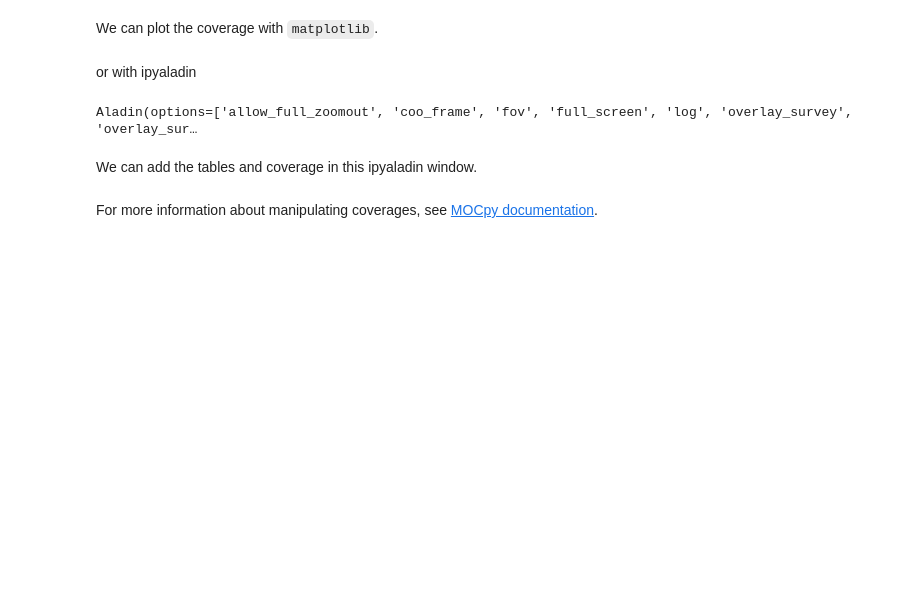
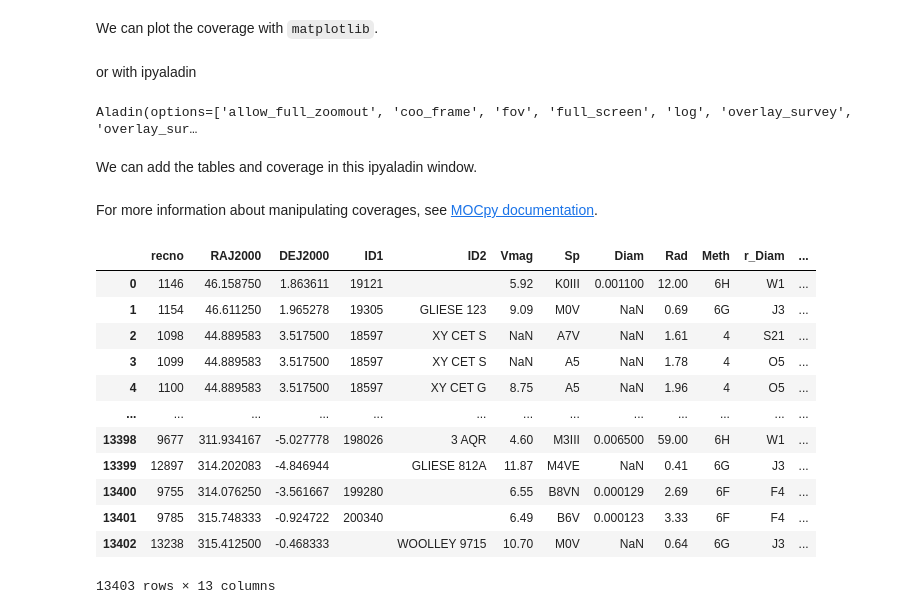
Before and after one commit to max-widmaier/Stellar-Nuclear-Research, a Jupyter notebook: vizier_ii224.ipynb, the cells around one changed output. Cells and saved outputs as stored; diff of their text form; code cells hidden in the pictures; blank space fills up the shorter version.

```diff
--- a/vizier_ii224.ipynb
+++ b/vizier_ii224.ipynb
@@ -199,3 +201,22 @@ aladin.add_moc_from_URL(
 )
 # %% [markdown]
 For more information about manipulating coverages, see [MOCpy documentation](https://cds-astro.github.io/mocpy/).
+# %%
+# Remove any records with null RAJ2000 or DEJ2000 fields, and any records with a null ID1 field
+tap_records_df = tap_records.to_table().to_pandas()
+tap_records_df = tap_records_df.dropna(subset=["RAJ2000", "DEJ2000", "ID1"])
+tap_records_df
+# %% [output]
+|  | recno | RAJ2000 | DEJ2000 | ID1 | ID2 | Vmag | Sp | Diam | Rad | Meth | r_Diam | ... |
+| 0 | 1146 | 46.158750 | 1.863611 | 19121 |  | 5.92 | K0III | 0.001100 | 12.00 | 6H | W1 | ... |
+| 1 | 1154 | 46.611250 | 1.965278 | 19305 | GLIESE 123 | 9.09 | M0V | NaN | 0.69 | 6G | J3 | ... |
+| 2 | 1098 | 44.889583 | 3.517500 | 18597 | XY CET S | NaN | A7V | NaN | 1.61 | 4 | S21 | ... |
+| 3 | 1099 | 44.889583 | 3.517500 | 18597 | XY CET S | NaN | A5 | NaN | 1.78 | 4 | O5 | ... |
+| 4 | 1100 | 44.889583 | 3.517500 | 18597 | XY CET G | 8.75 | A5 | NaN | 1.96 | 4 | O5 | ... |
+| ... | ... | ... | ... | ... | ... | ... | ... | ... | ... | ... | ... | ... |
+| 13398 | 9677 | 311.934167 | -5.027778 | 198026 | 3 AQR | 4.60 | M3III | 0.006500 | 59.00 | 6H | W1 | ... |
+| 13399 | 12897 | 314.202083 | -4.846944 |  | GLIESE 812A | 11.87 | M4VE | NaN | 0.41 | 6G | J3 | ... |
+| 13400 | 9755 | 314.076250 | -3.561667 | 199280 |  | 6.55 | B8VN | 0.000129 | 2.69 | 6F | F4 | ... |
+| 13401 | 9785 | 315.748333 | -0.924722 | 200340 |  | 6.49 | B6V | 0.000123 | 3.33 | 6F | F4 | ... |
+| 13402 | 13238 | 315.412500 | -0.468333 |  | WOOLLEY 9715 | 10.70 | M0V | NaN | 0.64 | 6G | J3 | ... |
+13403 rows × 13 columns
```
Also changed, not shown: parts of 3 cells of this notebook, 4 other files.
